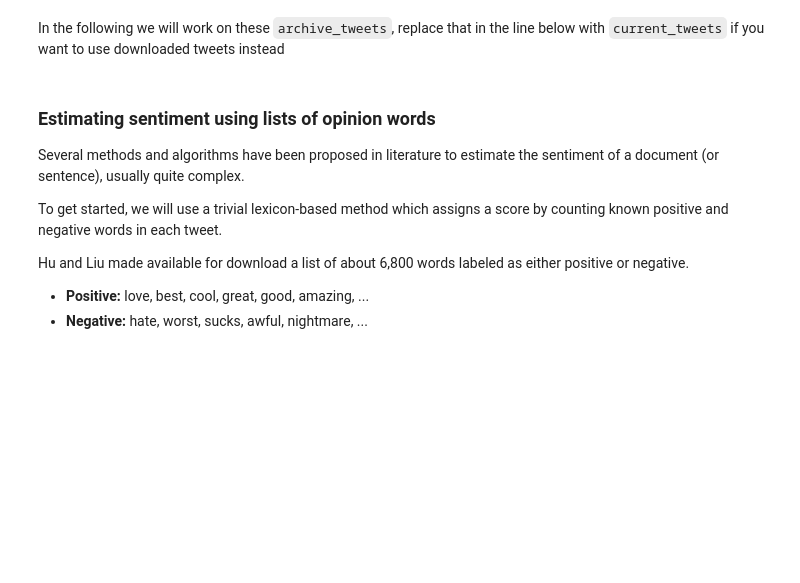
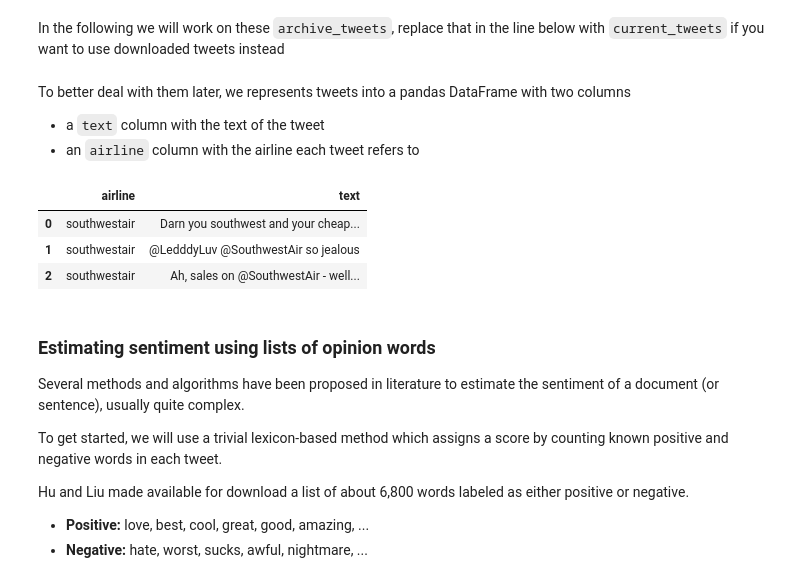
Before and after one commit to datascienceunibo/bbs-opinion-lab-2019, a Jupyter notebook: bbs-opinion-lab.ipynb, the cells around one changed output. Cells and saved outputs as stored; diff of their text form; code cells hidden in the pictures; blank space fills up the shorter version.

```diff
--- a/bbs-opinion-lab.ipynb
+++ b/bbs-opinion-lab.ipynb
@@ -172,3 +171,7 @@ archive_tweets["delta"][:3]
 In the following we will work on these `archive_tweets`, replace that in the line below with `current_tweets` if you want to use downloaded tweets instead
 # %%
 tweets = archive_tweets
+# %% [markdown]
+To better deal with them later, we represents tweets into a pandas DataFrame with two columns
+- a `text` column with the text of the tweet
+- an `airline` column with the airline each tweet refers to
@@ -175,3 +184,10 @@ tweets = archive_tweets
+# %%
+tweets.head(3)
+# %% [output]
+|  | airline | text |
+| 0 | southwestair | Darn you southwest and your cheap... |
+| 1 | southwestair | @LedddyLuv @SouthwestAir so jealous |
+| 2 | southwestair | Ah, sales on @SouthwestAir - well... |
 # %% [markdown]
 ### Estimating sentiment using lists of opinion words
 
```
Also changed, not shown: parts of 47 cells of this notebook.
